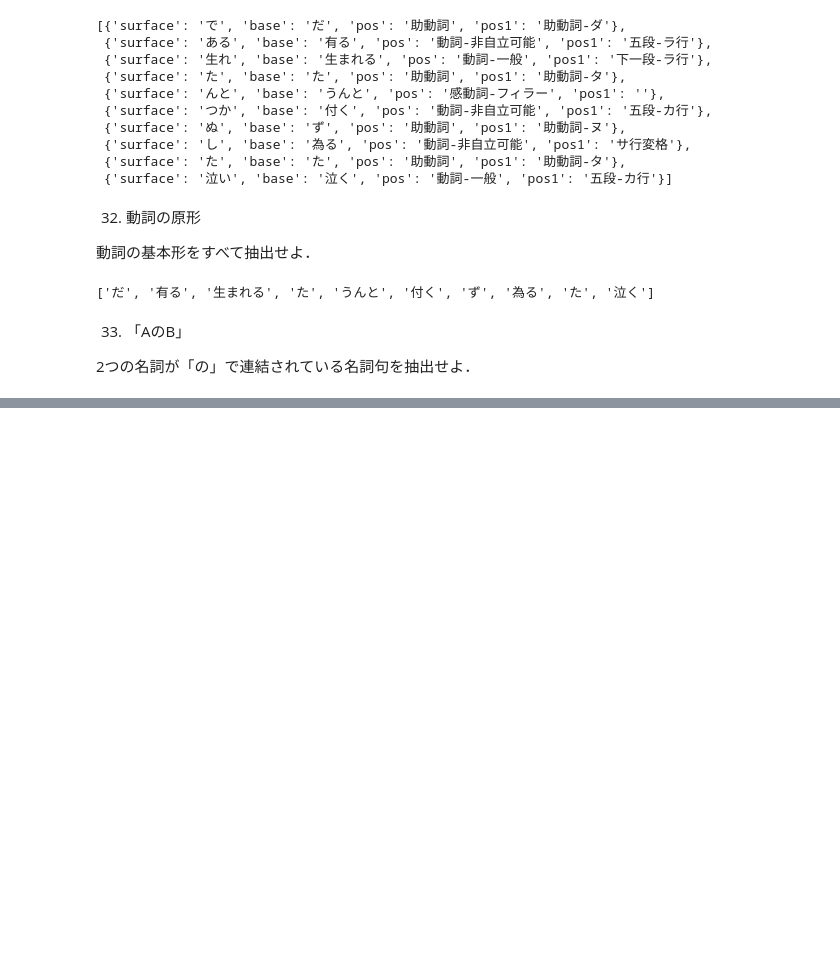
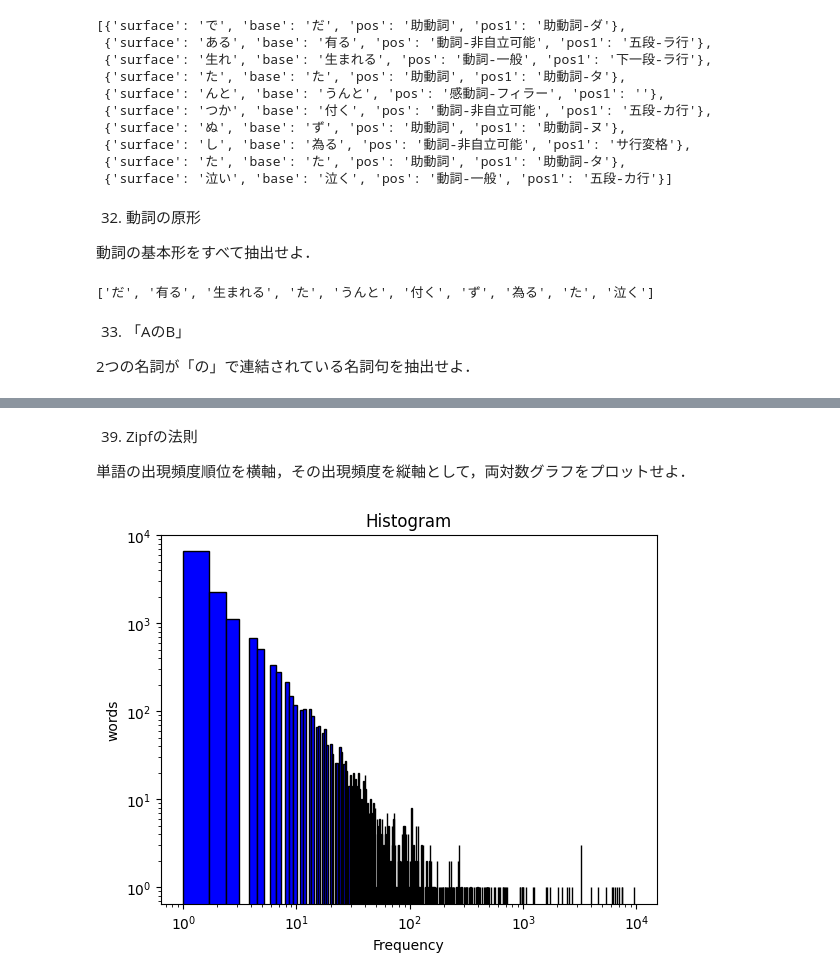
Before and after one commit to Token-05/NLP100, a Jupyter notebook: src/section_4/section_4.ipynb, the cells around one changed output, grey strips where cells are left out. Drawn from its saved outputs; the diff is of its cells as text; code cells hidden in the pictures; blank space fills up the shorter version.

```diff
--- a/src/section_4/section_4.ipynb
+++ b/src/section_4/section_4.ipynb
@@ -62,0 +203,19 @@ doushi_base[:10]
+# %% [markdown]
+39. Zipfの法則
+
+単語の出現頻度順位を横軸，その出現頻度を縦軸として，両対数グラフをプロットせよ．
+# %%
+y_values = list()
+
+for i in common:
+    y_values.append(i[1])
+
+plt.hist(y_values, bins=len(y_values), color='blue', edgecolor='black')
+plt.yscale('log')
+plt.xscale('log')
+plt.title('Histogram')
+plt.xlabel('Frequency')
+plt.ylabel('words')
+plt.show()
+# %% [output]
+[figure, added]
```
Also changed, not shown: parts of 11 cells of this notebook, 1 other file.
